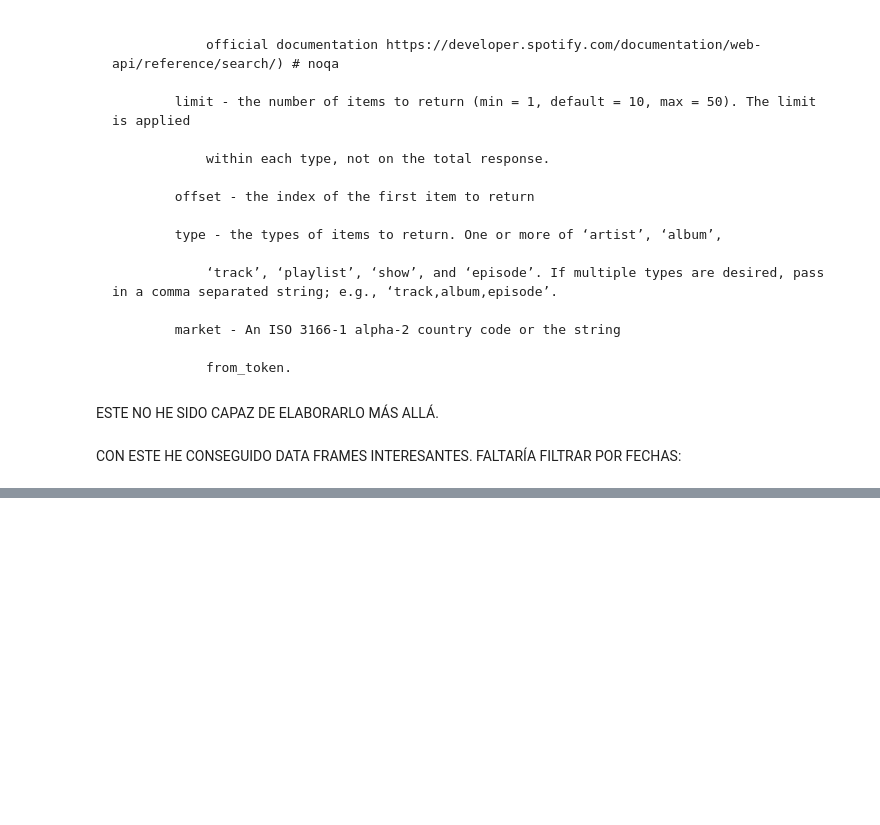
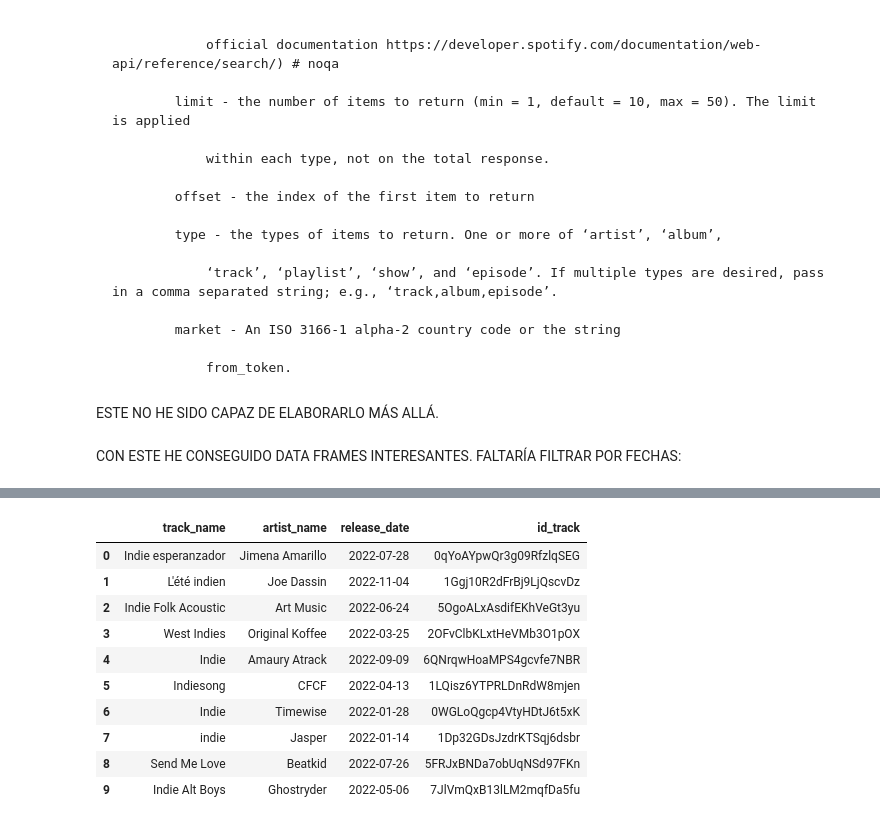
Before and after one commit to NuriaSalasVazquez/da-project-promo-49-modulo-2-team-4, a Jupyter notebook: extraccion2022.ipynb, the cells around one changed output, grey strips where cells are left out. Cells and saved outputs as stored; diff of their text form; code cells hidden in the pictures; blank space fills up the shorter version.

```diff
--- a/extraccion2022.ipynb
+++ b/extraccion2022.ipynb
@@ -173 +392,12 @@ df_indie
 200 rows × 4 columns
+# %%
+listado_final_indie =[]
+
+for f in indie:
+
+    if f ['release_date'][:4]== '2022':
+
+        print (f)
+        listado_final_indie. append (f)
+
+        print (listado_final_indie)
@@ -173,0 +425,15 @@ df_indie
+# %%
+df_listado_final_indie = pd.DataFrame (listado_final_indie)
+df_listado_final_indie
+# %% [output]
+|  | track_name | artist_name | release_date | id_track |
+| 0 | Indie esperanzador | Jimena Amarillo | 2022-07-28 | 0qYoAYpwQr3g09RfzlqSEG |
+| 1 | L'été indien | Joe Dassin | 2022-11-04 | 1Ggj10R2dFrBj9LjQscvDz |
+| 2 | Indie Folk Acoustic | Art Music | 2022-06-24 | 5OgoALxAsdifEKhVeGt3yu |
+| 3 | West Indies | Original Koffee | 2022-03-25 | 2OFvClbKLxtHeVMb3O1pOX |
+| 4 | Indie | Amaury Atrack | 2022-09-09 | 6QNrqwHoaMPS4gcvfe7NBR |
+| 5 | Indiesong | CFCF | 2022-04-13 | 1LQisz6YTPRLDnRdW8mjen |
+| 6 | Indie | Timewise | 2022-01-28 | 0WGLoQgcp4VtyHDtJ6t5xK |
+| 7 | indie | Jasper | 2022-01-14 | 1Dp32GDsJzdrKTSqj6dsbr |
+| 8 | Send Me Love | Beatkid | 2022-07-26 | 5FRJxBNDa7obUqNSd97FKn |
+| 9 | Indie Alt Boys | Ghostryder | 2022-05-06 | 7JlVmQxB13lLM2mqfDa5fu |
```
Also changed, not shown: parts of 16 cells of this notebook.
